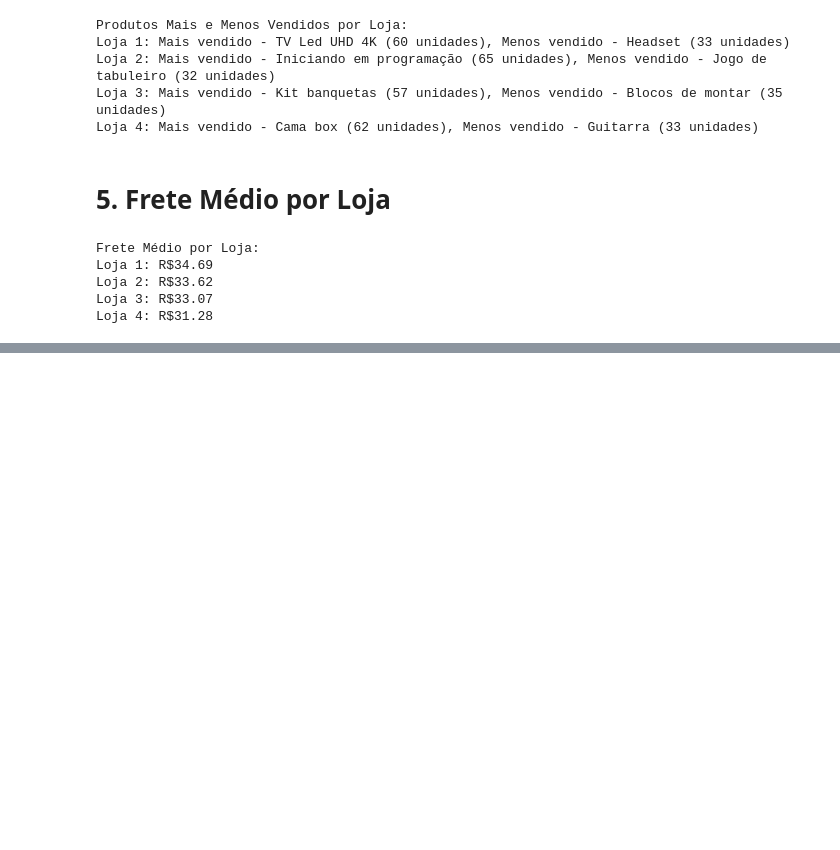
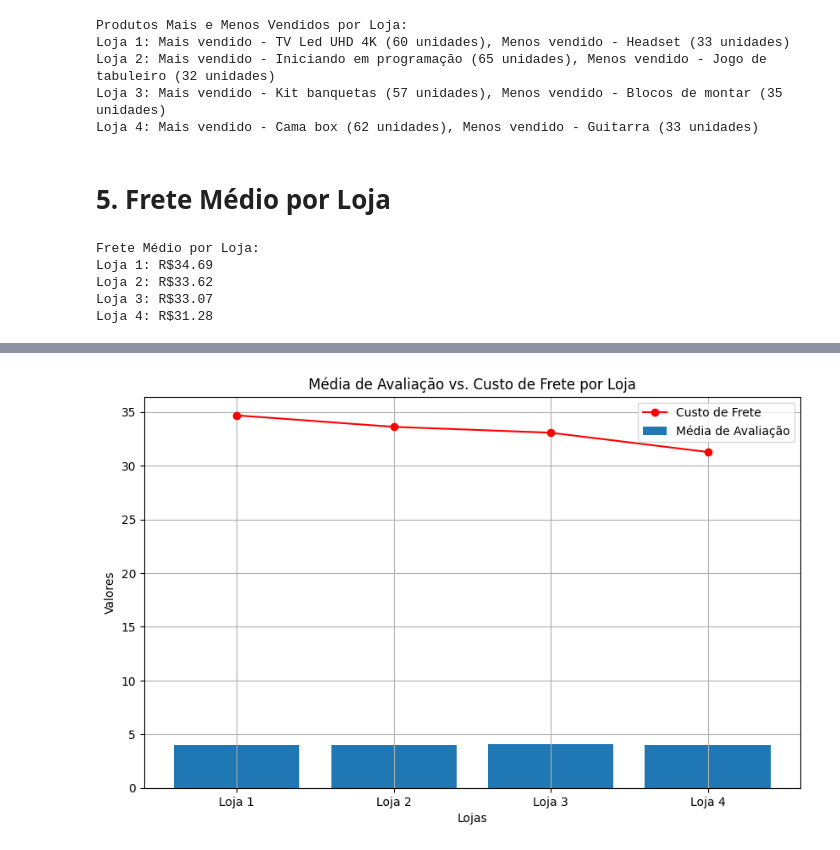
Before and after one commit to Leandropignataro/amigosecreto, a Jupyter notebook: Cópia_de_AluraStoreBr.ipynb, the cells around one changed output, grey strips where cells are left out. Drawn from its saved outputs; the diff is of its cells as text; code cells hidden in the pictures; blank space fills up the shorter version.

```diff
--- a/Cópia_de_AluraStoreBr.ipynb
+++ b/Cópia_de_AluraStoreBr.ipynb
@@ -155,0 +206,24 @@ Loja 4: R$31.28
+# %%
+# prompt: grafico de linha coluna aonde a linha e custo frete e a coluna a Média de Avaliação das Lojas
+
+# Create a DataFrame with the average rating and shipping cost for each store
+data = {'Loja': ['Loja 1', 'Loja 2', 'Loja 3', 'Loja 4'],
+        'Média de Avaliação': [media_avaliacoes_loja1, media_avaliacoes_loja2, media_avaliacoes_loja3, media_avaliacoes_loja4],
+        'Custo de Frete': [frete_medio_loja1, frete_medio_loja2, frete_medio_loja3, frete_medio_loja4]}
+df = pd.DataFrame(data)
+
+# Create the combined chart
+plt.figure(figsize=(10, 6))
+plt.bar(df['Loja'], df['Média de Avaliação'], label='Média de Avaliação')
+plt.plot(df['Loja'], df['Custo de Frete'], marker='o', color='red', label='Custo de Frete')
+
+# Customize the chart
+plt.xlabel('Lojas')
+plt.ylabel('Valores')
+plt.title('Média de Avaliação vs. Custo de Frete por Loja')
+plt.legend()
+plt.grid(True)
+
+plt.show()
+# %% [output]
+[figure, added]
```
Also changed, not shown: parts of 5 cells of this notebook.
